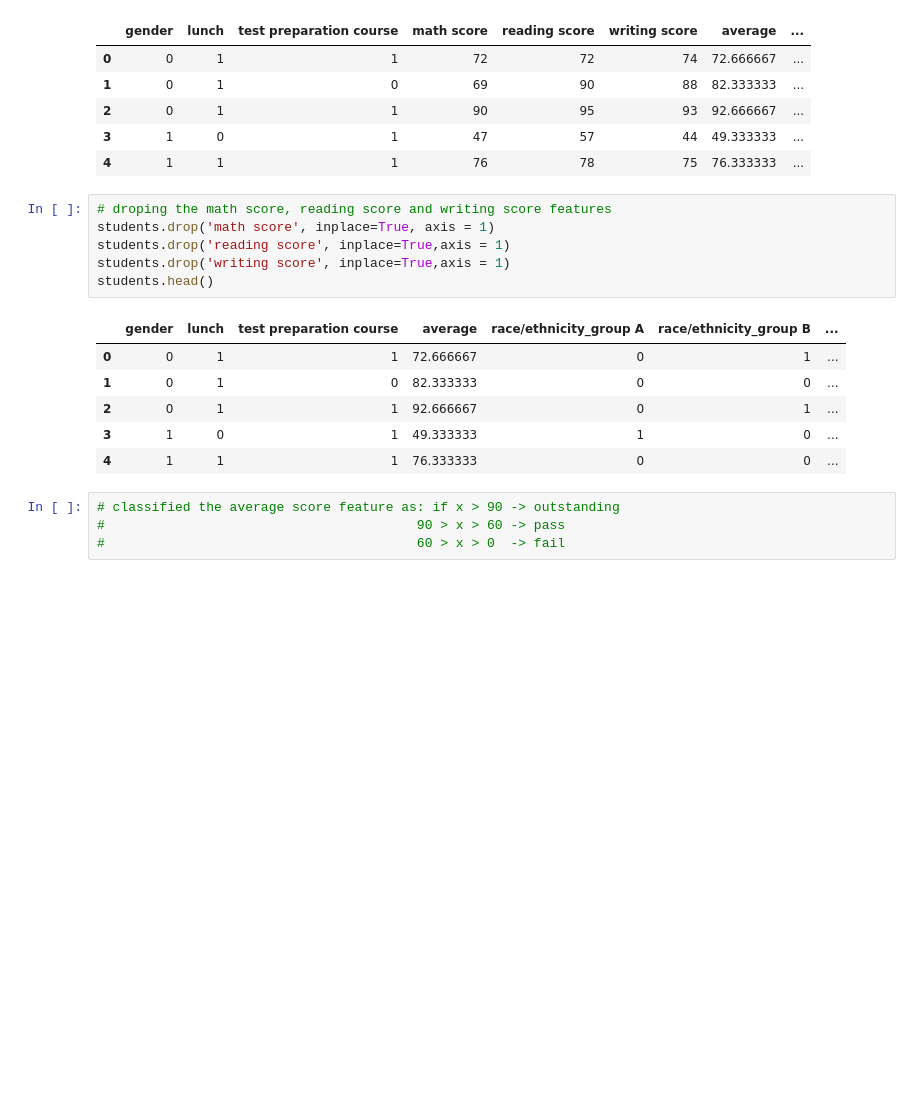
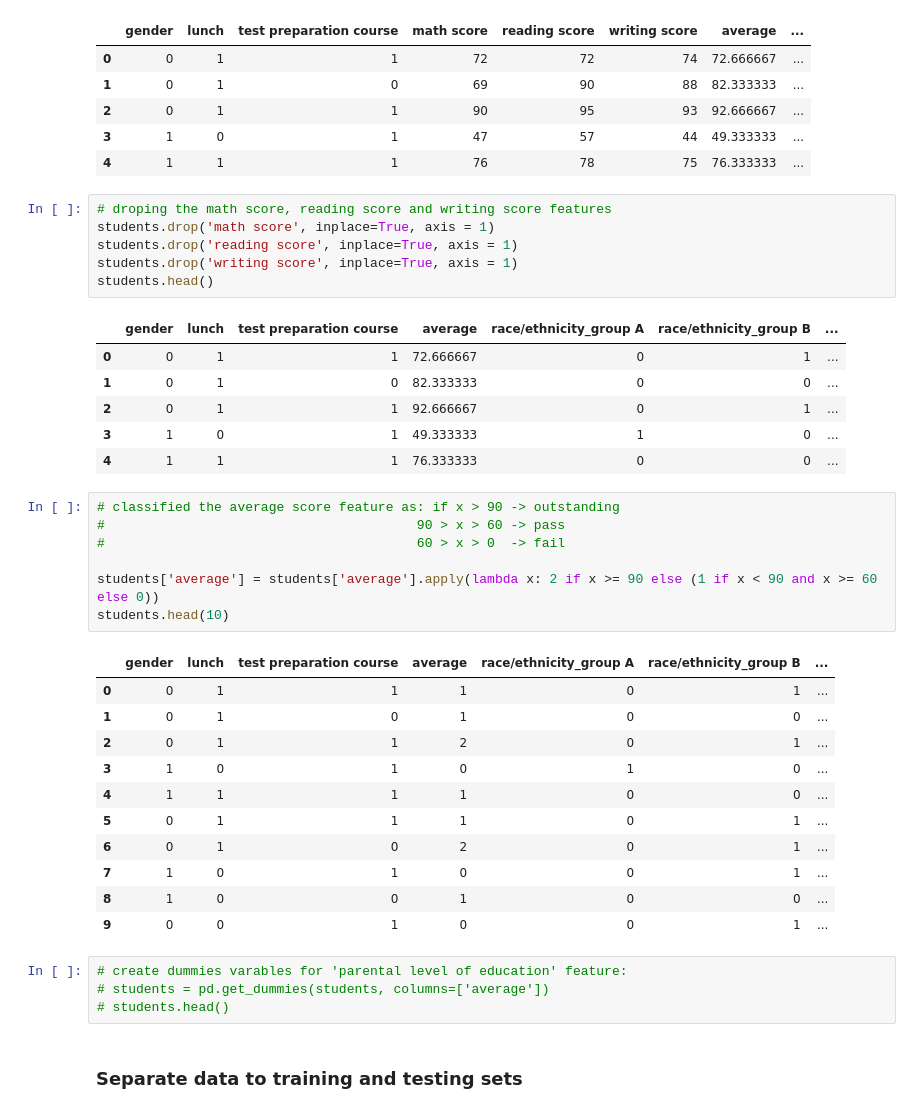
Before and after one commit to kggold4/final-project-intro-data-science, a Jupyter notebook: notebook3.ipynb, the cells around one changed output. Saved outputs shown, nothing was run; the diff lists cells and outputs as text; blank space fills up the shorter version.

```diff
--- a/notebook3.ipynb
+++ b/notebook3.ipynb
@@ -268,8 +279,8 @@ students.head()
 # %%
 # droping the math score, reading score and writing score features
 students.drop('math score', inplace=True, axis = 1)
-students.drop('reading score', inplace=True,axis = 1)
-students.drop('writing score', inplace=True,axis = 1)
+students.drop('reading score', inplace=True, axis = 1)
+students.drop('writing score', inplace=True, axis = 1)
 students.head()
 # %% [output]
 |  | gender | lunch | test preparation course | average | race/ethnicity_group A | race/ethnicity_group B | ... |
@@ -281,4 +292,25 @@ students.head()
 # %%
 # classified the average score feature as: if x > 90 -> outstanding
 #                                        90 > x > 60 -> pass
 #                                        60 > x > 0  -> fail
+
+students['average'] = students['average'].apply(lambda x: 2 if x >= 90 else (1 if x < 90 and x >= 60 else 0))
+students.head(10)
+# %% [output]
+|  | gender | lunch | test preparation course | average | race/ethnicity_group A | race/ethnicity_group B | ... |
+| 0 | 0 | 1 | 1 | 1 | 0 | 1 | ... |
+| 1 | 0 | 1 | 0 | 1 | 0 | 0 | ... |
+| 2 | 0 | 1 | 1 | 2 | 0 | 1 | ... |
+| 3 | 1 | 0 | 1 | 0 | 1 | 0 | ... |
+| 4 | 1 | 1 | 1 | 1 | 0 | 0 | ... |
+| 5 | 0 | 1 | 1 | 1 | 0 | 1 | ... |
+| 6 | 0 | 1 | 0 | 2 | 0 | 1 | ... |
+| 7 | 1 | 0 | 1 | 0 | 0 | 1 | ... |
+| 8 | 1 | 0 | 0 | 1 | 0 | 0 | ... |
+| 9 | 0 | 0 | 1 | 0 | 0 | 1 | ... |
+# %%
+# create dummies varables for 'parental level of education' feature:
+# students = pd.get_dummies(students, columns=['average'])
+# students.head()
+# %% [markdown]
+### Separate data to training and testing sets
```
Also changed, not shown: parts of 3 cells of this notebook.
